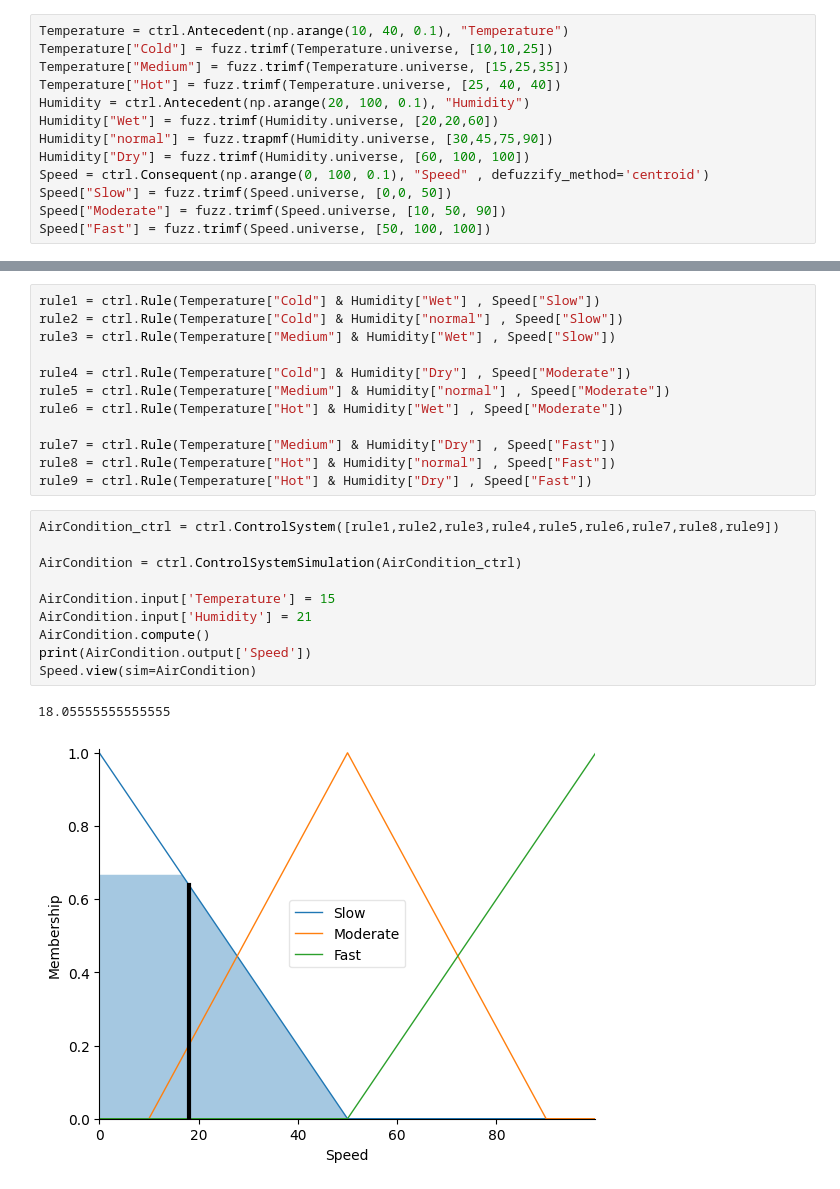
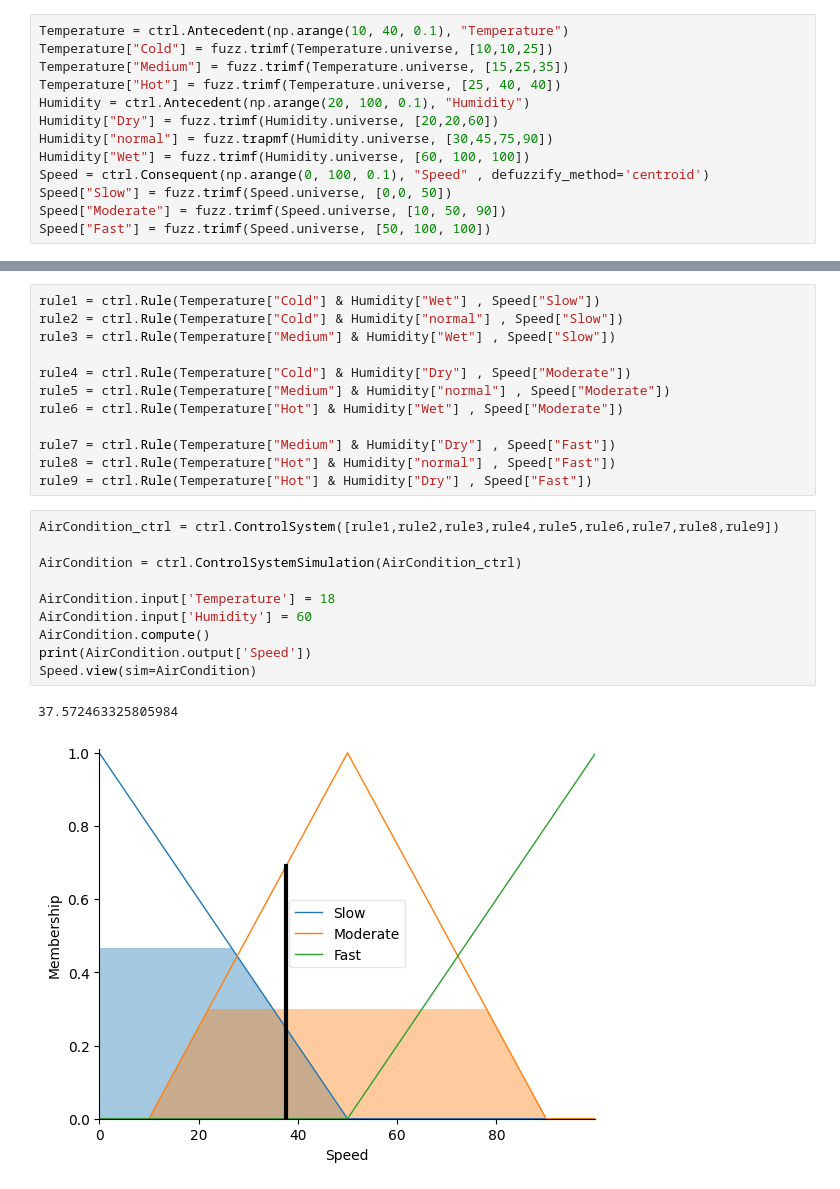
Before and after one commit to ArianCSN/AirConditionerSkfuzzy, a Jupyter notebook: AirCondition.ipynb, the cells around one changed output, grey strips where cells are left out. Drawn from its saved outputs; the diff is of its cells as text.

```diff
--- a/AirCondition.ipynb
+++ b/AirCondition.ipynb
@@ -13,9 +13,9 @@ Temperature["Cold"] = fuzz.trimf(Temperature.universe, [10,10,25])
 Temperature["Medium"] = fuzz.trimf(Temperature.universe, [15,25,35])
 Temperature["Hot"] = fuzz.trimf(Temperature.universe, [25, 40, 40])
 Humidity = ctrl.Antecedent(np.arange(20, 100, 0.1), "Humidity")
-Humidity["Wet"] = fuzz.trimf(Humidity.universe, [20,20,60])
+Humidity["Dry"] = fuzz.trimf(Humidity.universe, [20,20,60])
 Humidity["normal"] = fuzz.trapmf(Humidity.universe, [30,45,75,90])
-Humidity["Dry"] = fuzz.trimf(Humidity.universe, [60, 100, 100])
+Humidity["Wet"] = fuzz.trimf(Humidity.universe, [60, 100, 100])
 Speed = ctrl.Consequent(np.arange(0, 100, 0.1), "Speed" , defuzzify_method='centroid')
 Speed["Slow"] = fuzz.trimf(Speed.universe, [0,0, 50])
 Speed["Moderate"] = fuzz.trimf(Speed.universe, [10, 50, 90])
@@ -42,13 +42,13 @@ rule9 = ctrl.Rule(Temperature["Hot"] & Humidity["Dry"] , Speed["Fast"])
 # %%
 AirCondition_ctrl = ctrl.ControlSystem([rule1,rule2,rule3,rule4,rule5,rule6,rule7,rule8,rule9])
 
 AirCondition = ctrl.ControlSystemSimulation(AirCondition_ctrl)
 
-AirCondition.input['Temperature'] = 15
-AirCondition.input['Humidity'] = 21
+AirCondition.input['Temperature'] = 18
+AirCondition.input['Humidity'] = 60
 AirCondition.compute()
 print(AirCondition.output['Speed'])
 Speed.view(sim=AirCondition)
 # %% [output]
-18.05555555555555
+37.572463325805984
-[figure, old version]
+[figure, new version]
```
